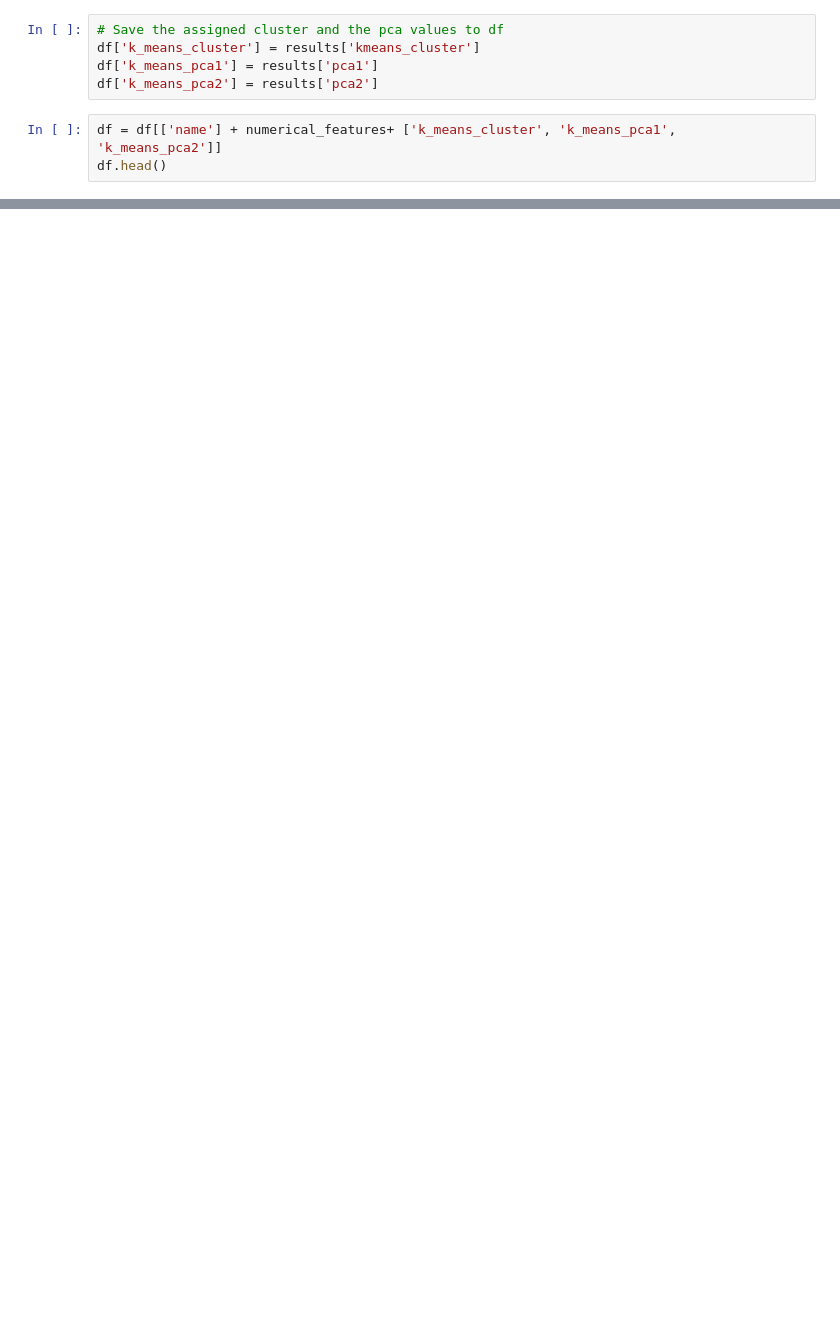
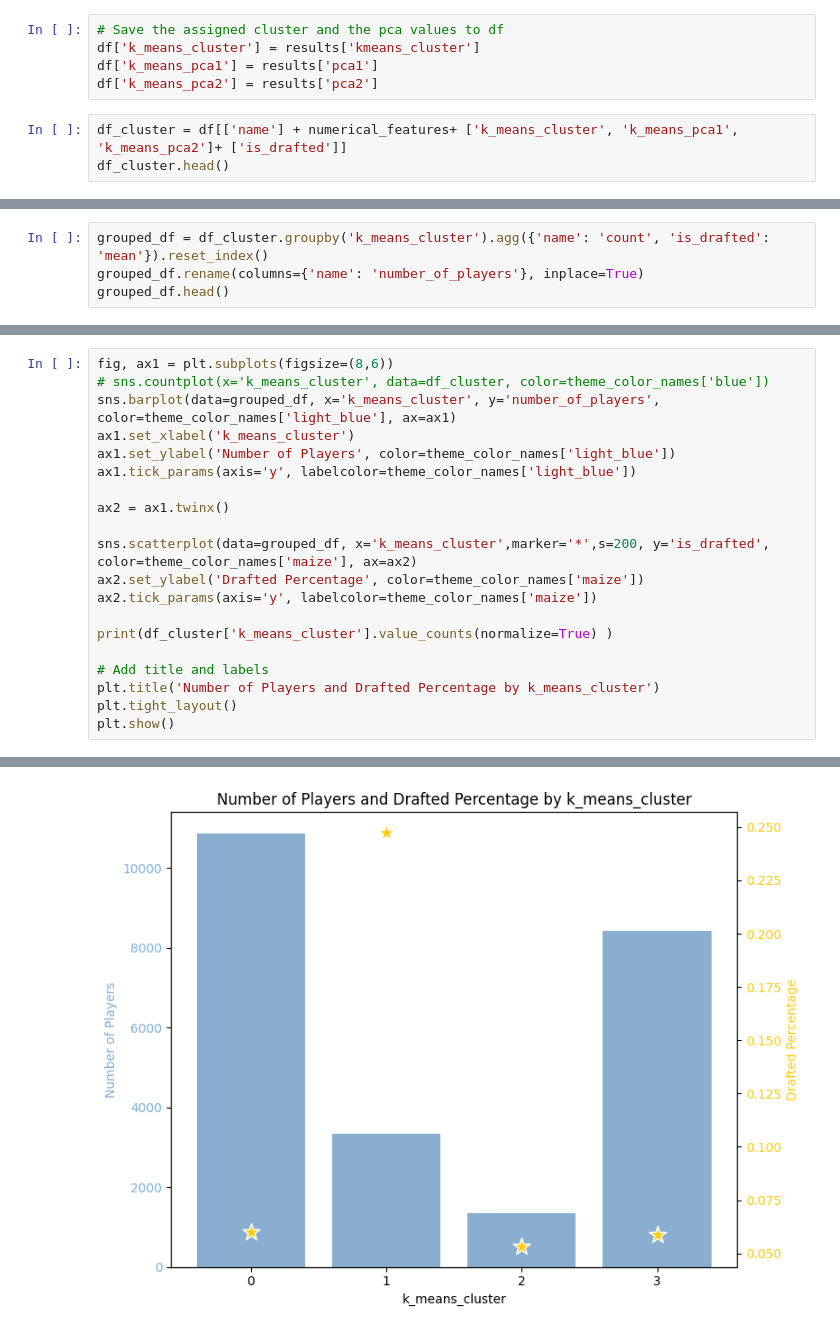
Before and after one commit to chrismca13/CFB_draft_propensity, a Jupyter notebook: notebooks/UnsupervisedLearning/KMeans.ipynb, the cells around one changed output, grey strips where cells are left out. Drawn from its saved outputs; the diff is of its cells as text; blank space fills up the shorter version.

Commit message:
Analyze the clusters

```diff
--- a/notebooks/UnsupervisedLearning/KMeans.ipynb
+++ b/notebooks/UnsupervisedLearning/KMeans.ipynb
@@ -179,8 +180,8 @@ df['k_means_cluster'] = results['kmeans_cluster']
 df['k_means_pca1'] = results['pca1']
 df['k_means_pca2'] = results['pca2']
 # %%
-df = df[['name'] + numerical_features+ ['k_means_cluster', 'k_means_pca1', 'k_means_pca2']]
-df.head()
+df_cluster = df[['name'] + numerical_features+ ['k_means_cluster', 'k_means_pca1', 'k_means_pca2']+ ['is_drafted']]
+df_cluster.head()
 # %% [output]
 |  | name | height | weight | distance_miles | stars | win_pct_rolling_2year | rating | k_means_cluster | ... |
 | 0 | Dorial Green-Beckham | 78.0 | 220.0 | 129.726375 | 5 | 0.692308 | 0.9997 | 1 | ... |
@@ -217,0 +205,4 @@ df.to_csv('../../data/k_means_clustering_dataset.csv')
+# %%
+grouped_df = df_cluster.groupby('k_means_cluster').agg({'name': 'count', 'is_drafted': 'mean'}).reset_index()
+grouped_df.rename(columns={'name': 'number_of_players'}, inplace=True)
+grouped_df.head()
@@ -217,0 +215,21 @@ df.to_csv('../../data/k_means_clustering_dataset.csv')
+# %%
+fig, ax1 = plt.subplots(figsize=(8,6))
+# sns.countplot(x='k_means_cluster', data=df_cluster, color=theme_color_names['blue'])
+sns.barplot(data=grouped_df, x='k_means_cluster', y='number_of_players', color=theme_color_names['light_blue'], ax=ax1)
+ax1.set_xlabel('k_means_cluster')
+ax1.set_ylabel('Number of Players', color=theme_color_names['light_blue'])
+ax1.tick_params(axis='y', labelcolor=theme_color_names['light_blue'])
+
+ax2 = ax1.twinx()
+
+sns.scatterplot(data=grouped_df, x='k_means_cluster',marker='*',s=200, y='is_drafted', color=theme_color_names['maize'], ax=ax2)
+ax2.set_ylabel('Drafted Percentage', color=theme_color_names['maize'])
+ax2.tick_params(axis='y', labelcolor=theme_color_names['maize'])
+
+print(df_cluster['k_means_cluster'].value_counts(normalize=True) )
+
+# Add title and labels
+plt.title('Number of Players and Drafted Percentage by k_means_cluster')
+plt.tight_layout()
+plt.show()
+# %% [output]
@@ -217,0 +242 @@ df.to_csv('../../data/k_means_clustering_dataset.csv')
+[figure, added]
```
Also changed, not shown: parts of 16 cells of this notebook, 1 other file.
